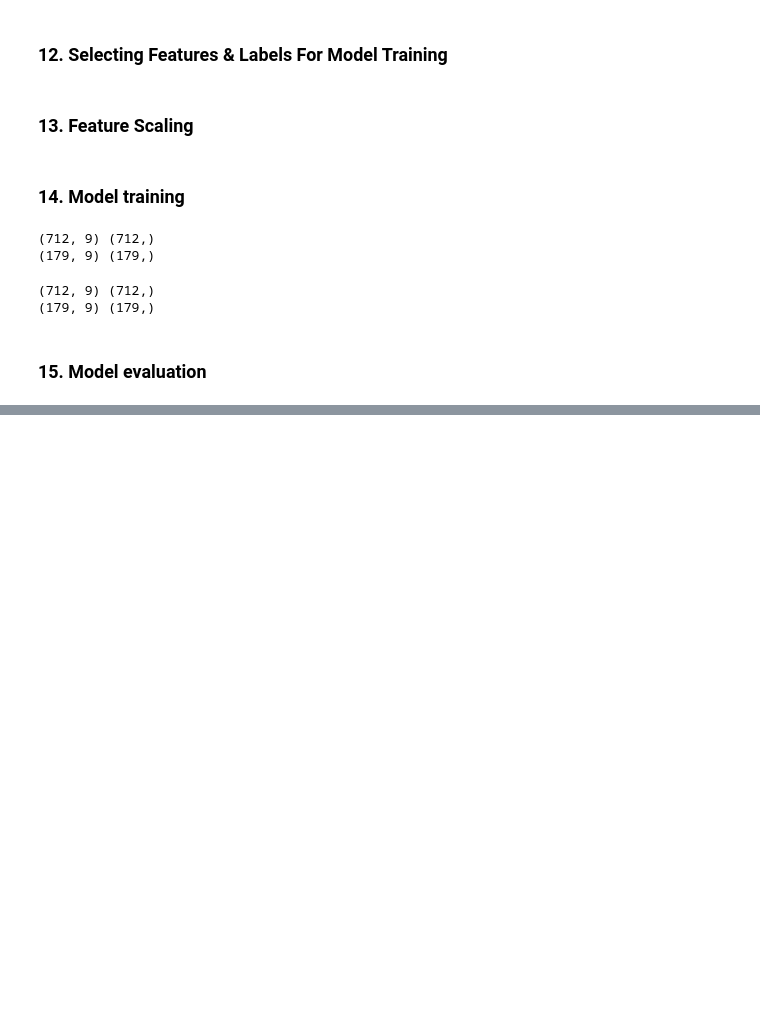
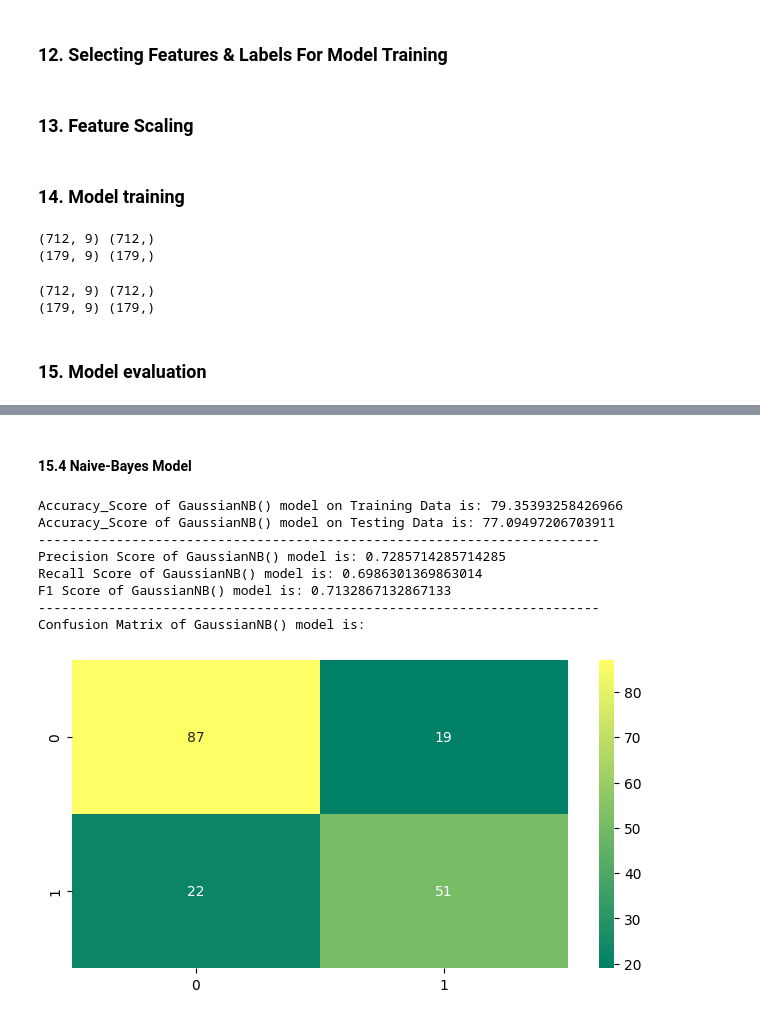
Before and after one commit to zola8/python-visualization-ml, a Jupyter notebook: src/kaggle-titanic-competition/a05_OK_overall_check.ipynb, the cells around one changed output, grey strips where cells are left out. Drawn from its saved outputs; the diff is of its cells as text; code cells hidden in the pictures; blank space fills up the shorter version.

```diff
--- a/src/kaggle-titanic-competition/a05_OK_overall_check.ipynb
+++ b/src/kaggle-titanic-competition/a05_OK_overall_check.ipynb
@@ -390,0 +436,16 @@ F1 Score of LogisticRegression() model is: 0.75
+# %% [markdown]
+#### 15.4 Naive-Bayes Model
+# %%
+from sklearn.naive_bayes import GaussianNB
+
+model_prediction(GaussianNB())
+# %% [output]
+Accuracy_Score of GaussianNB() model on Training Data is: 79.35393258426966
+Accuracy_Score of GaussianNB() model on Testing Data is: 77.09497206703911
+------------------------------------------------------------------------
+Precision Score of GaussianNB() model is: 0.7285714285714285
+Recall Score of GaussianNB() model is: 0.6986301369863014
+F1 Score of GaussianNB() model is: 0.7132867132867133
+------------------------------------------------------------------------
+Confusion Matrix of GaussianNB() model is:
+[figure, added]
```
Also changed, not shown: parts of 41 cells of this notebook, 34 other files.
